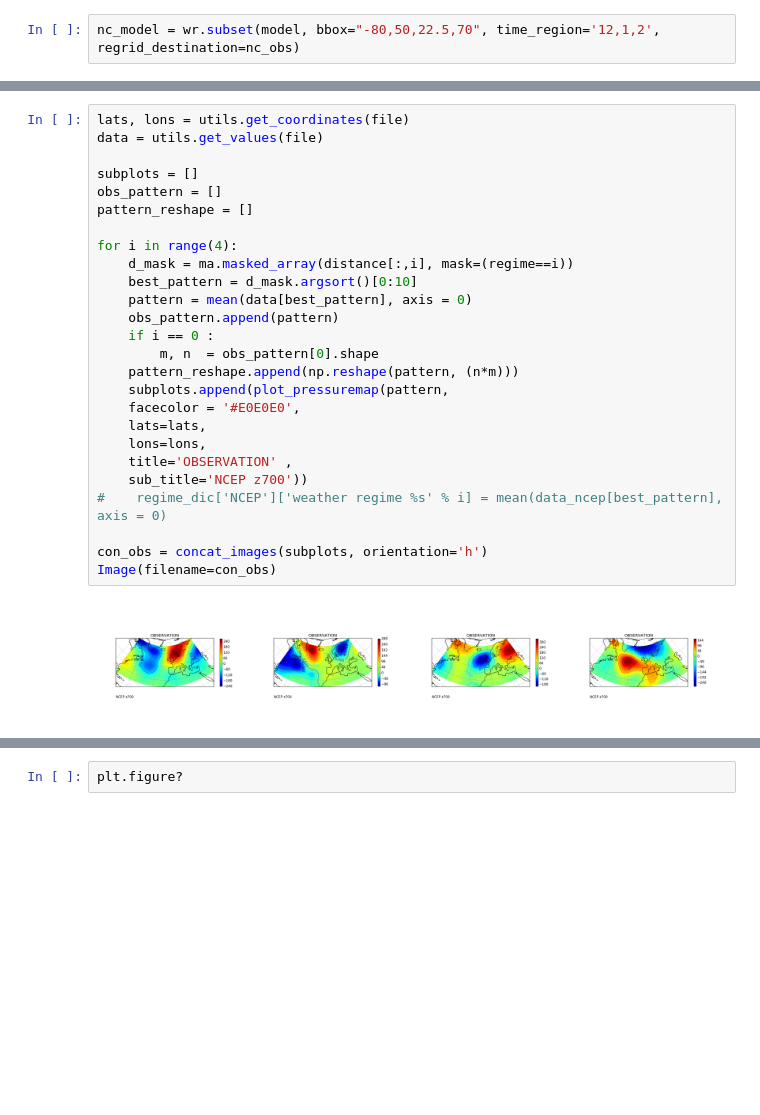
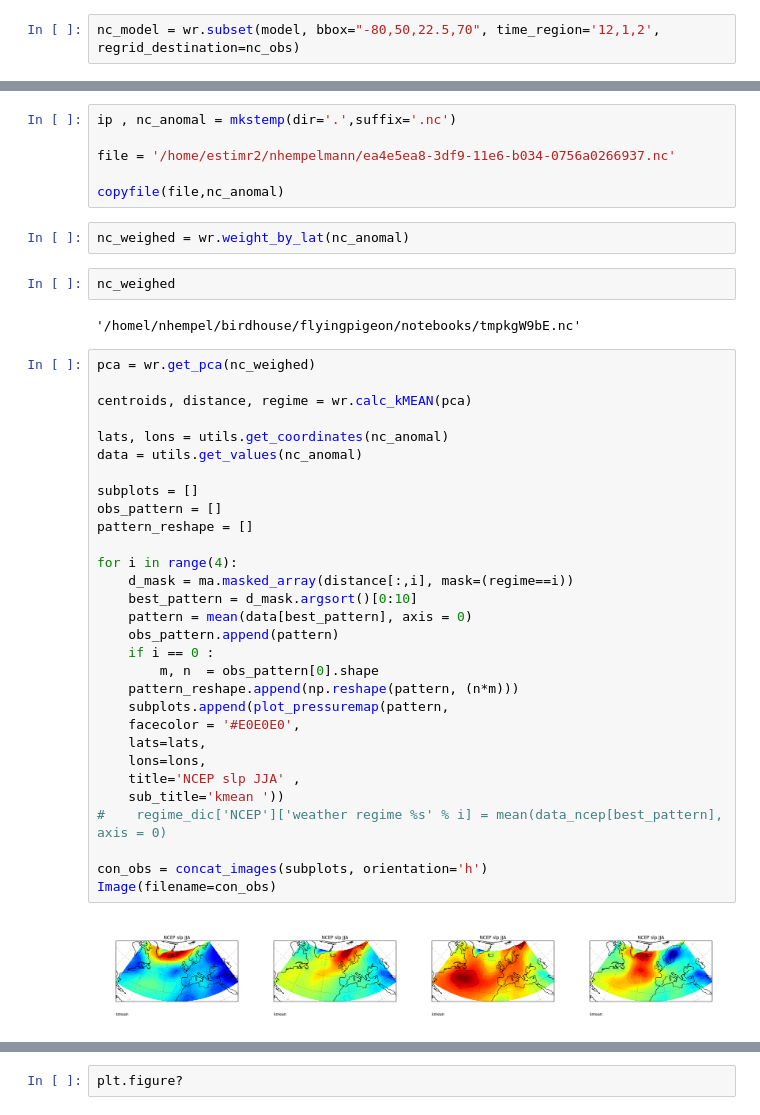
Before and after one commit to bird-house/flyingpigeon, a Jupyter notebook: notebooks/modules_weatherregimes.ipynb, the cells around one changed output, grey strips where cells are left out. Saved outputs shown, nothing was run; the diff lists cells and outputs as text; blank space fills up the shorter version.

```diff
--- a/notebooks/modules_weatherregimes.ipynb
+++ b/notebooks/modules_weatherregimes.ipynb
@@ -332,29 +339,45 @@ centroids, distance, regime = wr.calc_kMEAN(pca)
+# %%
+ip , nc_anomal = mkstemp(dir='.',suffix='.nc')
+
+file = '/home/estimr2/nhempelmann/ea4e5ea8-3df9-11e6-b034-0756a0266937.nc'
+
+copyfile(file,nc_anomal)
+# %%
+nc_weighed = wr.weight_by_lat(nc_anomal)
+# %%
+nc_weighed
+# %% [output]
+'/homel/nhempel/birdhouse/flyingpigeon/notebooks/tmpkgW9bE.nc'
 # %%
-lats, lons = utils.get_coordinates(file)
-data = utils.get_values(file)
+pca = wr.get_pca(nc_weighed)
+
+centroids, distance, regime = wr.calc_kMEAN(pca)
+
+lats, lons = utils.get_coordinates(nc_anomal)
+data = utils.get_values(nc_anomal)
 
 subplots = []
 obs_pattern = []
 pattern_reshape = []
 
 for i in range(4):
     d_mask = ma.masked_array(distance[:,i], mask=(regime==i))
     best_pattern = d_mask.argsort()[0:10]
     pattern = mean(data[best_pattern], axis = 0)
     obs_pattern.append(pattern)
     if i == 0 :
         m, n  = obs_pattern[0].shape
     pattern_reshape.append(np.reshape(pattern, (n*m)))
     subplots.append(plot_pressuremap(pattern,
     facecolor = '#E0E0E0',
     lats=lats,
     lons=lons,
-    title='OBSERVATION' ,
-    sub_title='NCEP z700'))
+    title='NCEP slp JJA' ,
+    sub_title='kmean '))
 #    regime_dic['NCEP']['weather regime %s' % i] = mean(data_ncep[best_pattern], axis = 0)
 
 con_obs = concat_images(subplots, orientation='h')
 Image(filename=con_obs)
 # %% [output]
-[figure, old version]
+[figure, new version]
 # %%
```
Also changed, not shown: parts of 7 cells of this notebook, 5 other files.
